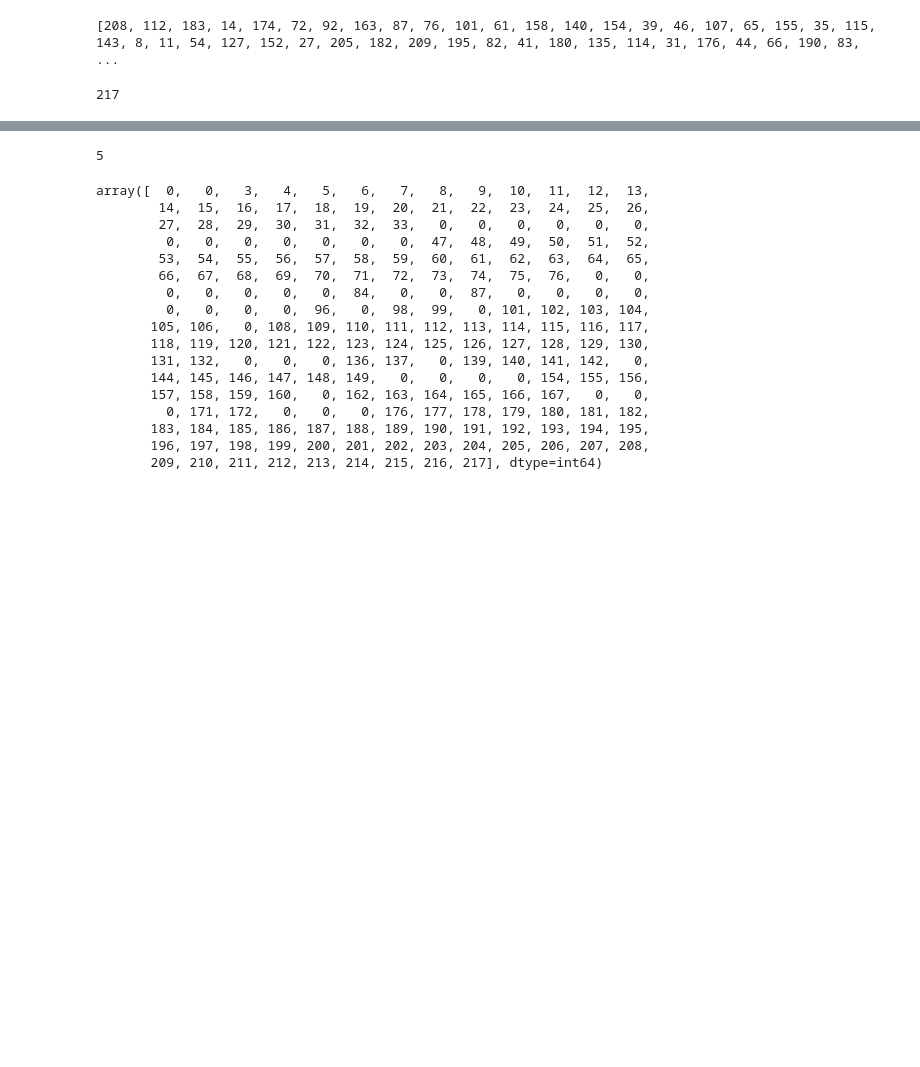
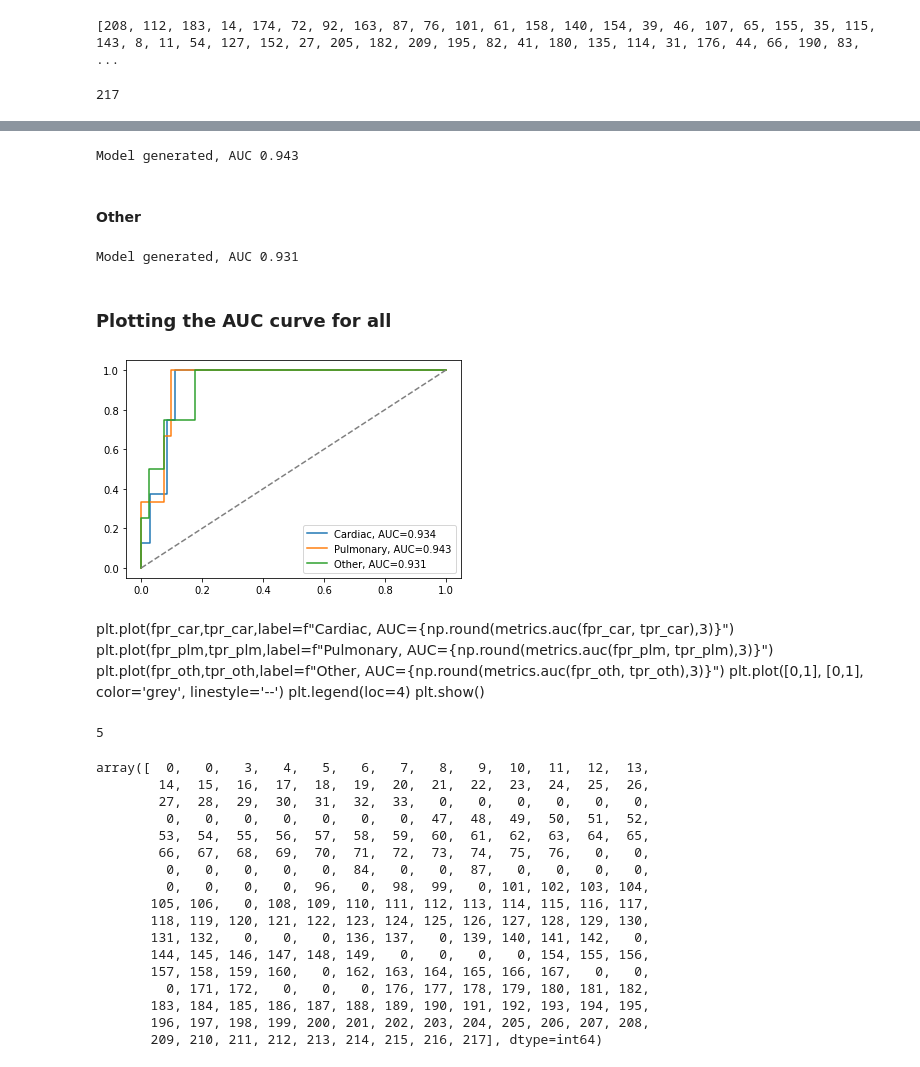
Before and after one commit to julioportellah/cpet-dashboard-backend, a Jupyter notebook: custom_shap/time_kfold_analysis_models.ipynb, the cells around one changed output, grey strips where cells are left out. Drawn from its saved outputs; the diff is of its cells as text; code cells hidden in the pictures; blank space fills up the shorter version.

Commit message:
JPortella, kfold expanded, added the AUC plot, to do: adding the SHAP summary plot and the force plot and dependency plots

```diff
--- a/custom_shap/time_kfold_analysis_models.ipynb
+++ b/custom_shap/time_kfold_analysis_models.ipynb
@@ -345,0 +620,37 @@ PPV: 1.0
+# %%
+p_clf_model, p_clf_scaler, p_y_test, p_y_pred, p_X_train, p_y_train = generate_model(X_pulm, y_pulm, scaler_pulm, clf_pulm)
+# %% [output]
+Model generated, AUC 0.943
+# %% [markdown]
+#### Other
+# %%
+X_other, y_other= rest_data_df_100[rest_other_data_100[1:]].values, rest_data_df_100['MuscleSkeletalLim'].values
+scaler_other = Normalizer(norm='l1')
+clf_other = RandomForestClassifier(bootstrap=True, criterion="gini",max_features=None,min_samples_leaf=0.01,
+                            min_samples_split=0.02,n_estimators=75, n_jobs=5, oob_score=True)
+# %%
+o_clf_model, o_clf_scaler, o_y_test, o_y_pred, o_X_train, o_y_train = generate_model(X_other, y_other, scaler_other, clf_other)
+# %% [output]
+Model generated, AUC 0.931
+# %% [markdown]
+### Plotting the AUC curve for all
+# %%
+fpr_car, tpr_car, _ = metrics.roc_curve(c_y_test, c_y_pred)
+fpr_plm, tpr_plm, _ = metrics.roc_curve(p_y_test, p_y_pred)
+fpr_oth, tpr_oth, _ = metrics.roc_curve(o_y_test, o_y_pred)
+# %%
+plt.plot(fpr_car,tpr_car,label=f"Cardiac, AUC={np.round(metrics.auc(fpr_car, tpr_car),3)}")
+plt.plot(fpr_plm,tpr_plm,label=f"Pulmonary, AUC={np.round(metrics.auc(fpr_plm, tpr_plm),3)}")
+plt.plot(fpr_oth,tpr_oth,label=f"Other, AUC={np.round(metrics.auc(fpr_oth, tpr_oth),3)}")
+plt.plot([0,1], [0,1], color='grey', linestyle='--')
+plt.legend(loc=4)
+plt.show()
+# %% [output]
+[figure, added]
+# %% [markdown]
+plt.plot(fpr_car,tpr_car,label=f"Cardiac, AUC={np.round(metrics.auc(fpr_car, tpr_car),3)}")
+plt.plot(fpr_plm,tpr_plm,label=f"Pulmonary, AUC={np.round(metrics.auc(fpr_plm, tpr_plm),3)}")
+plt.plot(fpr_oth,tpr_oth,label=f"Other, AUC={np.round(metrics.auc(fpr_oth, tpr_oth),3)}")
+plt.plot([0,1], [0,1], color='grey', linestyle='--')
+plt.legend(loc=4)
+plt.show()
```
Also changed, not shown: parts of 32 cells of this notebook.
